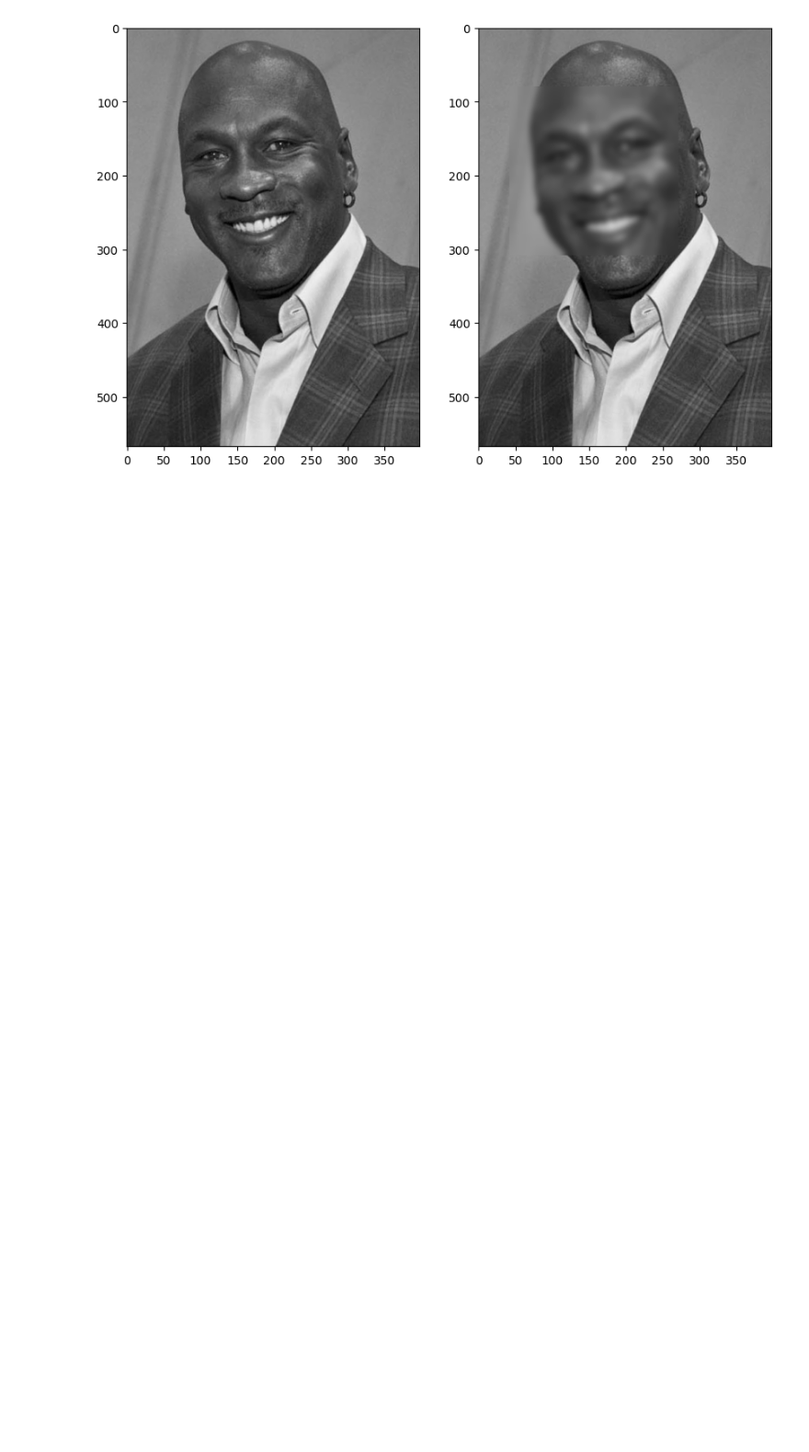
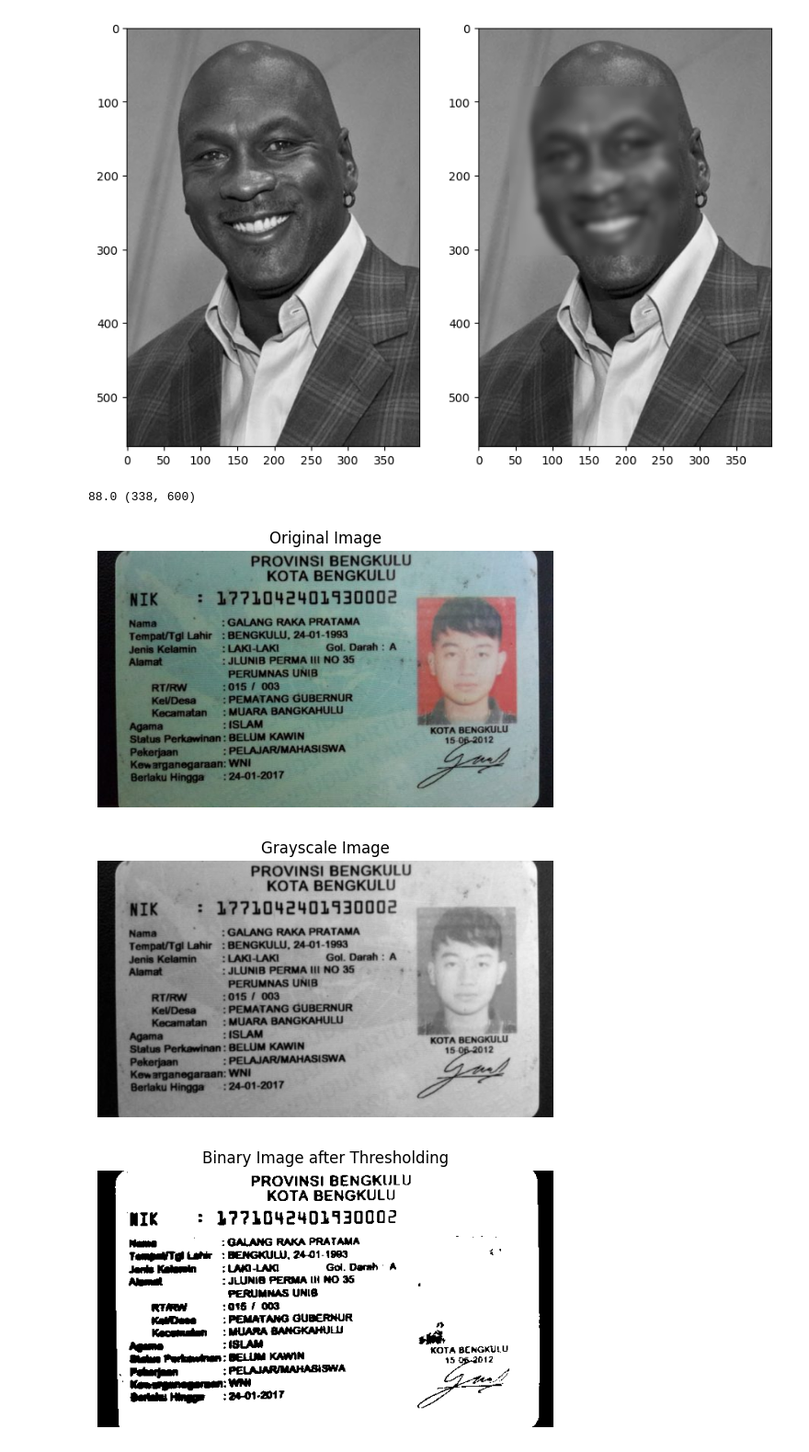
Before and after one commit to Alerakha/05_Aleron-Tsaqif-Rakha_PCVK_Ganjil_2024, a Jupyter notebook: Pertemuan12.ipynb, the cells around one changed output. Shown at 92% size. Saved outputs shown, nothing was run; the diff lists cells and outputs as text; code cells hidden in the pictures; blank space fills up the shorter version.

```diff
--- a/Pertemuan12.ipynb
+++ b/Pertemuan12.ipynb
@@ -137,3 +137,43 @@ plt.imshow(mjordan_copy)
 plt.show()
 # %% [output]
 [figure]
+# %%
+import os
+
+
+path_plate = "/content/drive/MyDrive/PCVK/KTP_More"
+for name_file in sorted(os.listdir(path_plate)):
+  src = cv2.imread('/content/drive/MyDrive/PCVK/KTP_More/ktp1.png')
+  blurred = src.copy()
+  gray = blurred.copy()
+
+for i in range(10):
+  blurred = cv2.GaussianBlur(src, (5, 5), 0.5)
+gray = cv2.cvtColor(blurred, cv2.COLOR_BGR2GRAY)
+
+# Thresholding Otsu
+ret, bw = cv2.threshold(gray.copy(), 0, 255, cv2.THRESH_BINARY + cv2.THRESH_OTSU)
+print(ret, bw.shape)
+ktp = cv2.cvtColor(src,cv2.COLOR_BGR2RGB)
+# ori
+plt.imshow(ktp)
+plt.title("Original Image")
+plt.axis("off")
+plt.show()
+
+# Tampilkan gambar grayscale
+plt.imshow(gray, cmap='gray')
+plt.title("Grayscale Image")
+plt.axis("off")
+plt.show()
+
+# Tampilkan gambar hasil thresholding (biner)
+plt.imshow(bw, cmap='gray')
+plt.title("Binary Image after Thresholding")
+plt.axis("off")
+plt.show()
+# %% [output]
+88.0 (338, 600)
+[figure, added]
+[figure, added]
+[figure, added]
```
Also changed, not shown: parts of 3 cells of this notebook.
